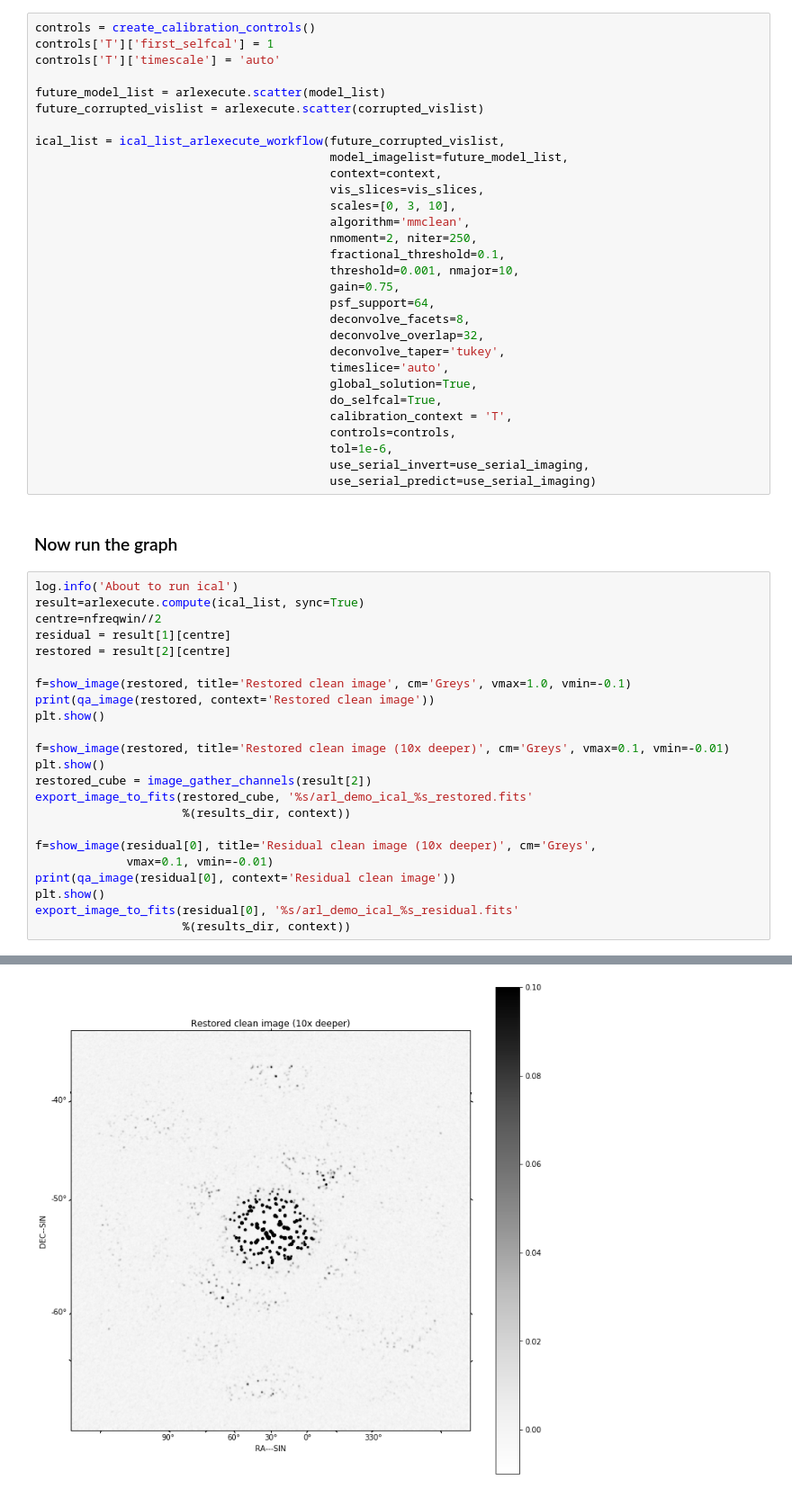
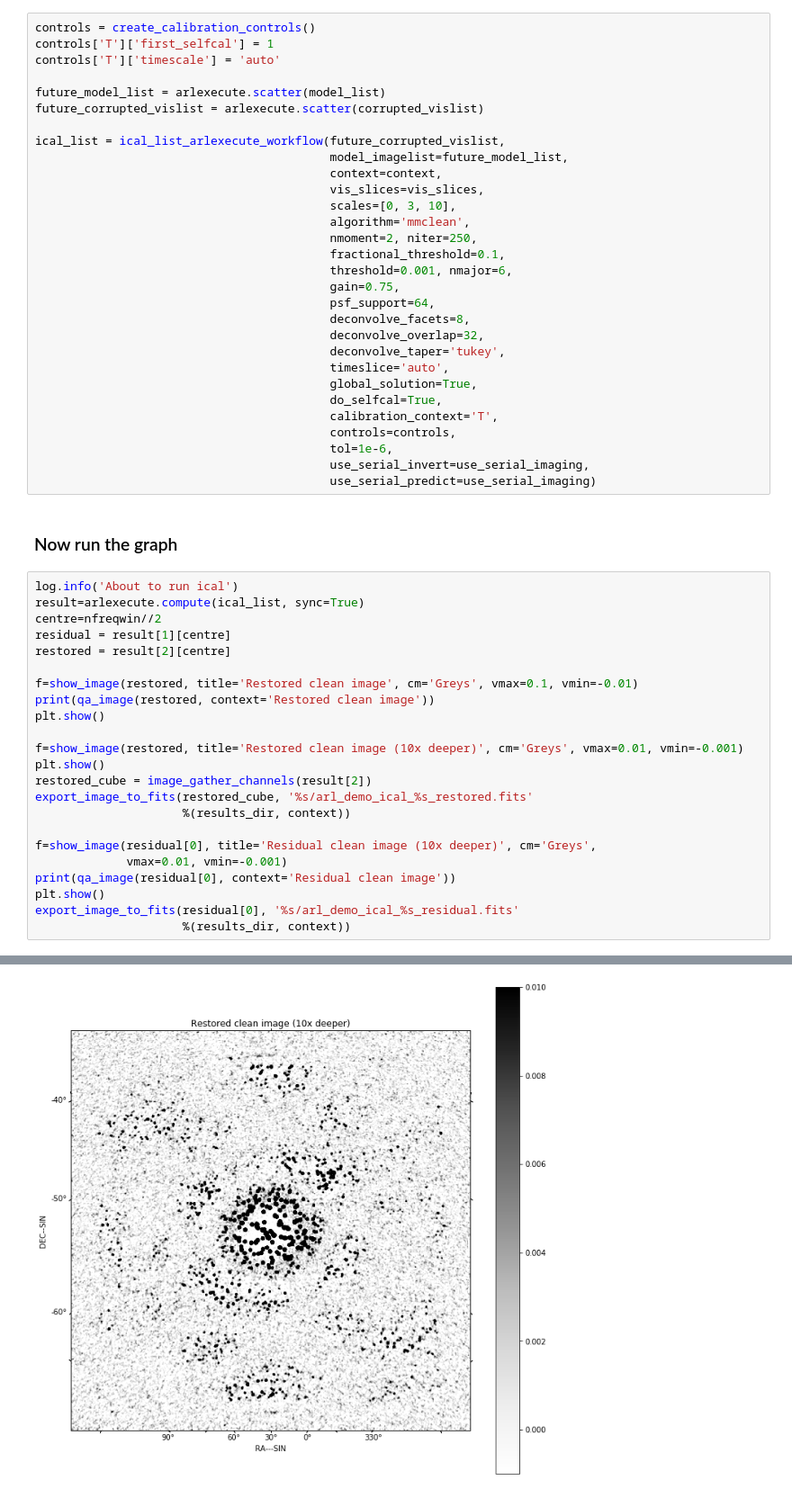
Before and after one commit to SKA-ScienceDataProcessor/algorithm-reference-library, a Jupyter notebook: workflows/notebooks/arl_demo.ipynb, the cells around one changed output, grey strips where cells are left out. Shown at 90% size. Cells and saved outputs as stored; diff of their text form.

```diff
--- a/workflows/notebooks/arl_demo.ipynb
+++ b/workflows/notebooks/arl_demo.ipynb
@@ -272,7 +286,7 @@ ical_list = ical_list_arlexecute_workflow(future_corrupted_vislist,
                                           algorithm='mmclean',
                                           nmoment=2, niter=250,
                                           fractional_threshold=0.1,
-                                          threshold=0.001, nmajor=10,
+                                          threshold=0.001, nmajor=6,
                                           gain=0.75,
                                           psf_support=64,
                                           deconvolve_facets=8,
@@ -281,7 +295,7 @@ ical_list = ical_list_arlexecute_workflow(future_corrupted_vislist,
                                           timeslice='auto',
                                           global_solution=True,
                                           do_selfcal=True,
-                                          calibration_context = 'T',
+                                          calibration_context='T',
                                           controls=controls,
                                           tol=1e-6,
                                           use_serial_invert=use_serial_imaging,
@@ -295,18 +309,18 @@ centre=nfreqwin//2
 residual = result[1][centre]
 restored = result[2][centre]
 
-f=show_image(restored, title='Restored clean image', cm='Greys', vmax=1.0, vmin=-0.1)
+f=show_image(restored, title='Restored clean image', cm='Greys', vmax=0.1, vmin=-0.01)
 print(qa_image(restored, context='Restored clean image'))
 plt.show()
 
-f=show_image(restored, title='Restored clean image (10x deeper)', cm='Greys', vmax=0.1, vmin=-0.01)
+f=show_image(restored, title='Restored clean image (10x deeper)', cm='Greys', vmax=0.01, vmin=-0.001)
 plt.show()
 restored_cube = image_gather_channels(result[2])
 export_image_to_fits(restored_cube, '%s/arl_demo_ical_%s_restored.fits'
                      %(results_dir, context))
 
 f=show_image(residual[0], title='Residual clean image (10x deeper)', cm='Greys',
-             vmax=0.1, vmin=-0.01)
+             vmax=0.01, vmin=-0.001)
 print(qa_image(residual[0], context='Residual clean image'))
 plt.show()
 export_image_to_fits(residual[0], '%s/arl_demo_ical_%s_residual.fits'
@@ -328,4 +342,4 @@ Quality assessment:
-[figure, old version]
+[figure, new version]
 Quality assessment:
         Origin: qa_image
         Context: Residual clean image
```
Also changed, not shown: parts of 14 cells of this notebook, 4 other files.
